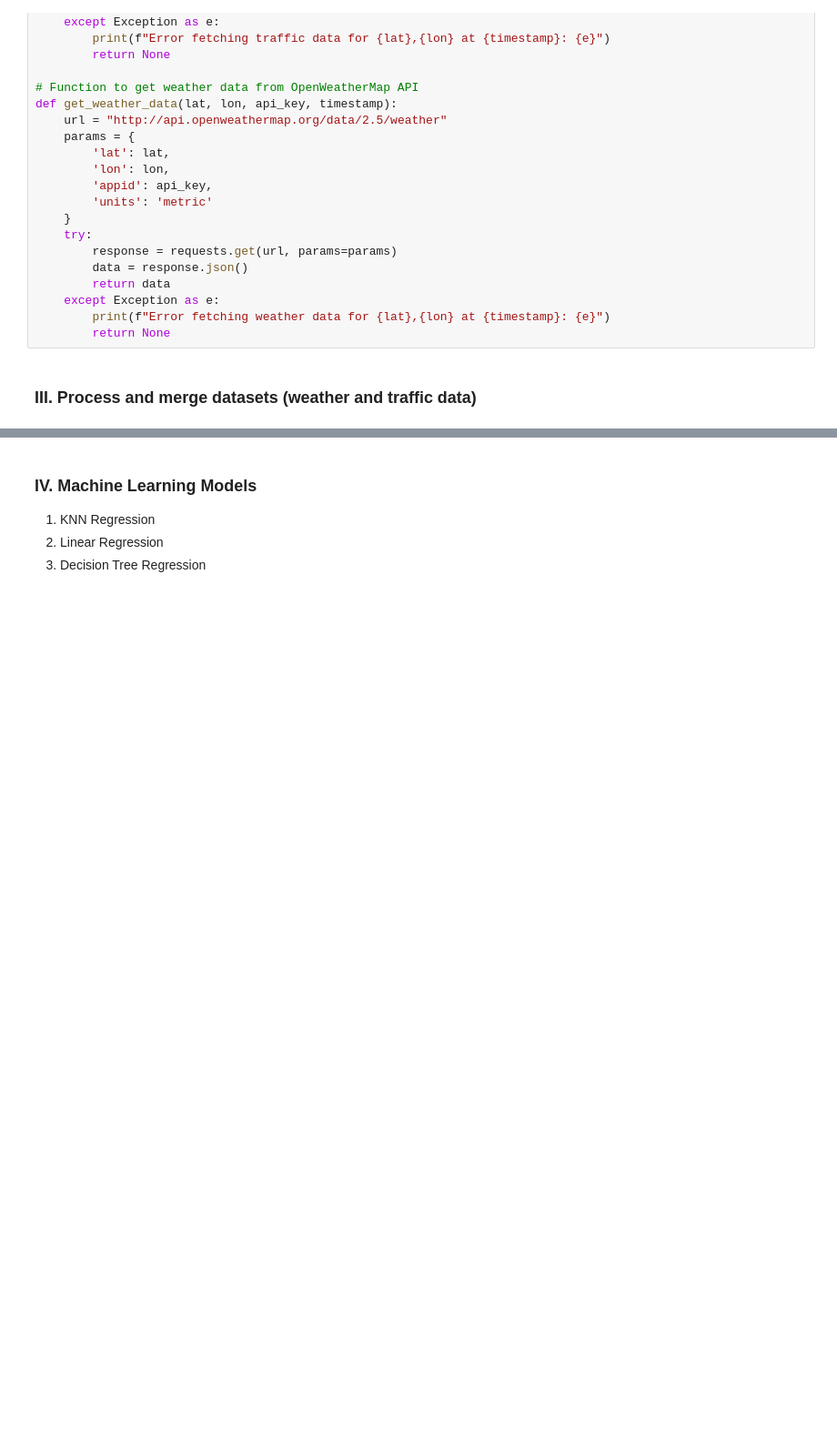
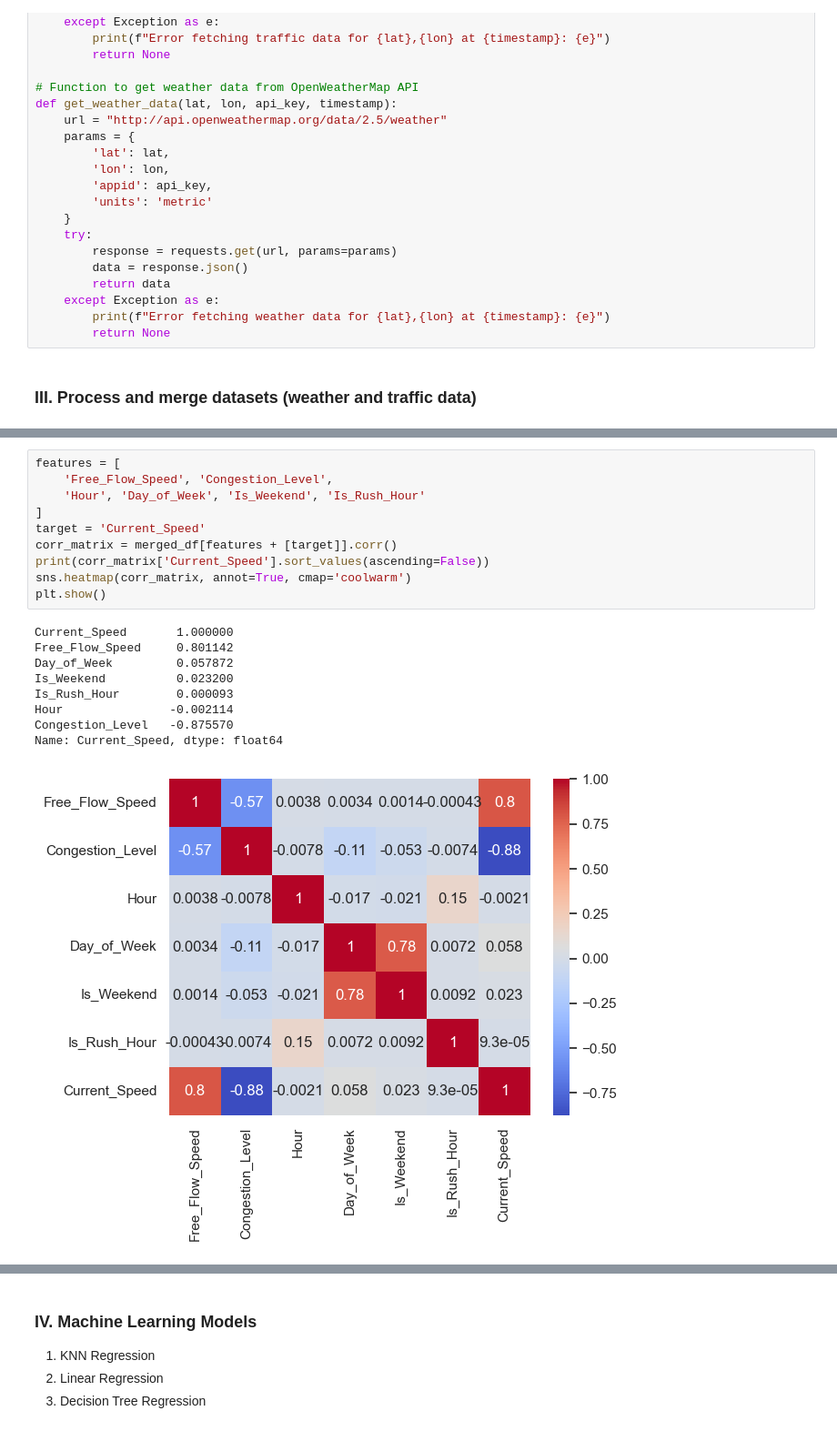
Before and after one commit to Suemy19710/TrafficHCMC, a Jupyter notebook: machine_learning.ipynb, the cells around one changed output, grey strips where cells are left out. Shown at 91% size. Cells and saved outputs as stored; diff of their text form; blank space fills up the shorter version.

```diff
--- a/machine_learning.ipynb
+++ b/machine_learning.ipynb
@@ -245,0 +344,20 @@ Tan_Son_Nhat 2025-09-16 23:53:00+07:00             31               31
+# %%
+features = [
+    'Free_Flow_Speed', 'Congestion_Level',
+    'Hour', 'Day_of_Week', 'Is_Weekend', 'Is_Rush_Hour'
+]
+target = 'Current_Speed'
+corr_matrix = merged_df[features + [target]].corr()
+print(corr_matrix['Current_Speed'].sort_values(ascending=False))
+sns.heatmap(corr_matrix, annot=True, cmap='coolwarm')
+plt.show()
+# %% [output]
+Current_Speed       1.000000
+Free_Flow_Speed     0.801142
+Day_of_Week         0.057872
+Is_Weekend          0.023200
+Is_Rush_Hour        0.000093
+Hour               -0.002114
+Congestion_Level   -0.875570
+Name: Current_Speed, dtype: float64
+[figure, added]
```
Also changed, not shown: parts of 22 cells of this notebook.
